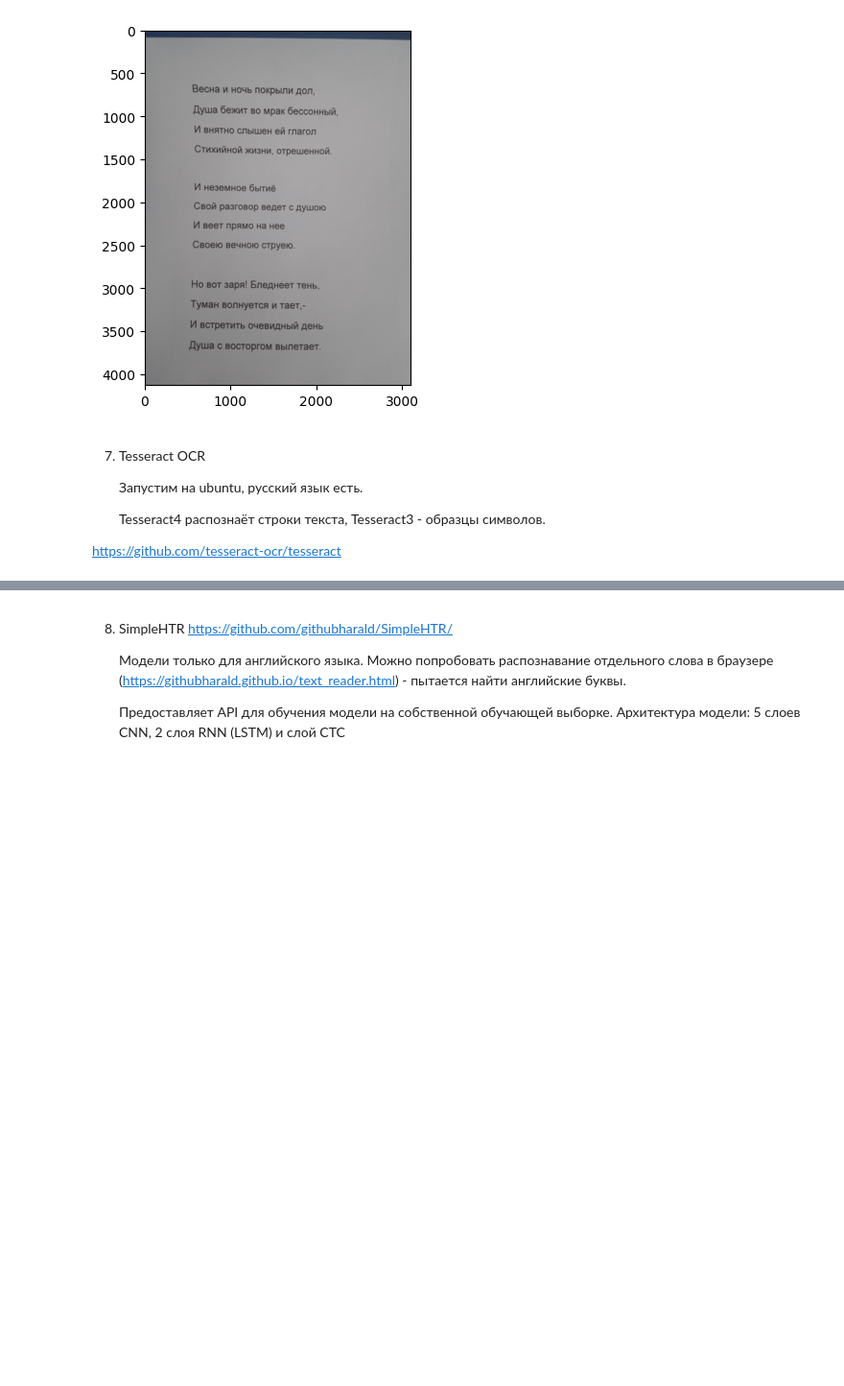
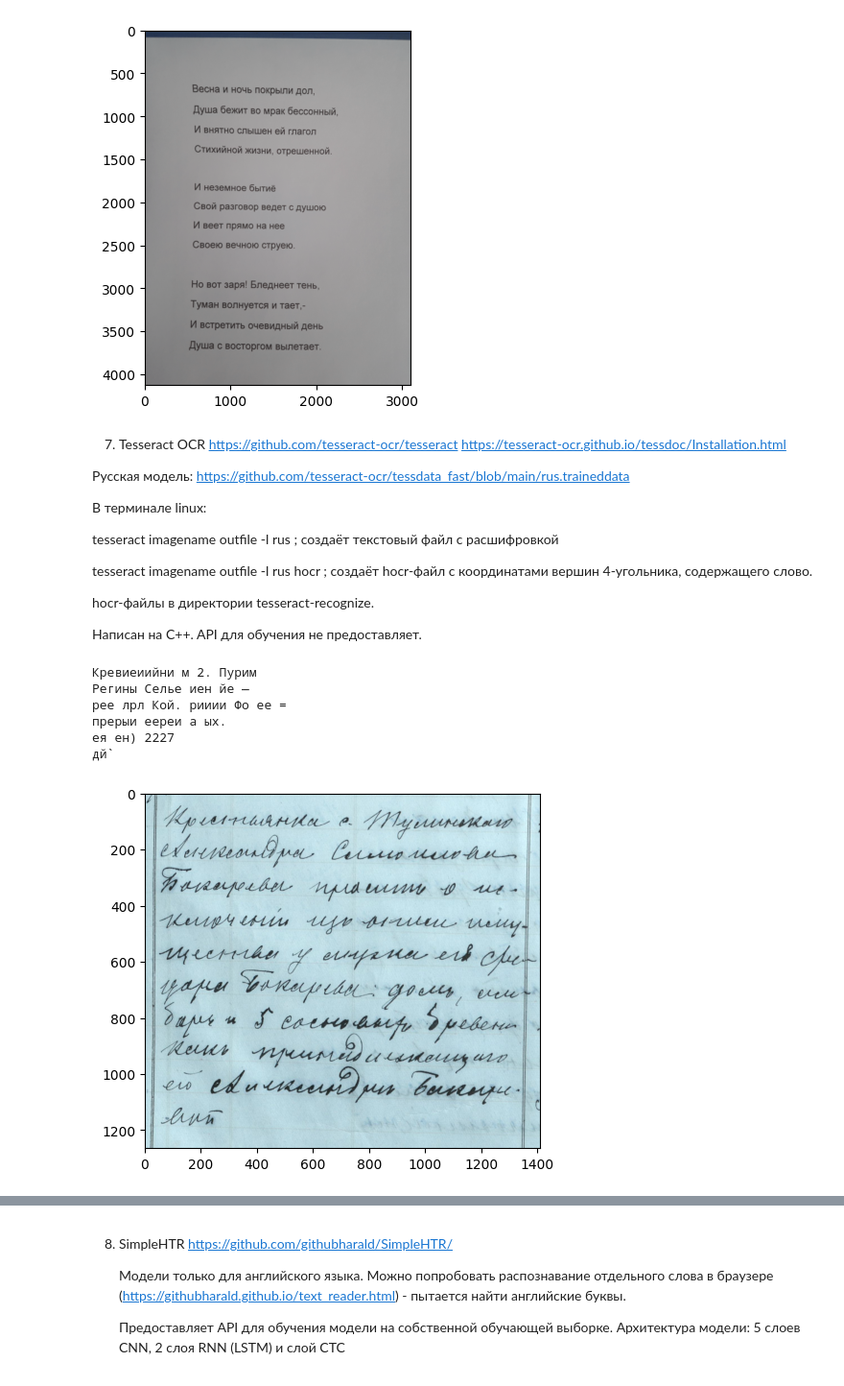
Before and after one commit to gudkovst/Recognition-volost-courts, a Jupyter notebook: review.ipynb, the cells around one changed output, grey strips where cells are left out. Shown at 96% size. Saved outputs shown, nothing was run; the diff lists cells and outputs as text; code cells hidden in the pictures; blank space fills up the shorter version.

Commit message:
test tesseract

```diff
--- a/review.ipynb
+++ b/review.ipynb
@@ -172,9 +172,31 @@ recognize_paddleocr('test_pictures\\printed.jpg')
 [figure]
 # %% [markdown]
 7) Tesseract OCR
+https://github.com/tesseract-ocr/tesseract   https://tesseract-ocr.github.io/tessdoc/Installation.html
 
-   Запустим на ubuntu, русский язык есть.
+Русская модель: https://github.com/tesseract-ocr/tessdata_fast/blob/main/rus.traineddata
 
-   Tesseract4 распознаёт строки текста, Tesseract3 - образцы символов.
+В терминале linux:
 
-  https://github.com/tesseract-ocr/tesseract
+tesseract imagename outfile -l rus  ; создаёт текстовый файл с расшифровкой
+
+tesseract imagename outfile -l rus hocr ; создаёт hocr-файл с координатами вершин 4-угольника, содержащего слово.
+
+
+hocr-файлы в директории tesseract-recognize.
+
+Написан на C++. API для обучения не предоставляет.
+# %%
+img = load_picture('test_pictures\\test-9-soderganie-2.jpg')
+
+with open('tesseract-recognize\\test-9-soderganie-2-out.txt', encoding='utf-8') as file:
+    for line in file:
+        print(line.strip())
+# %% [output]
+Кревиеиийни м 2. Пурим
+Регины Селье иен йе —
+рее лрл Кой. рииии Фо ее =
+прерыи еереи а ых.
+ея ен) 2227
+дй`
+[figure, added]
```
Also changed, not shown: parts of 1 cell of this notebook.
